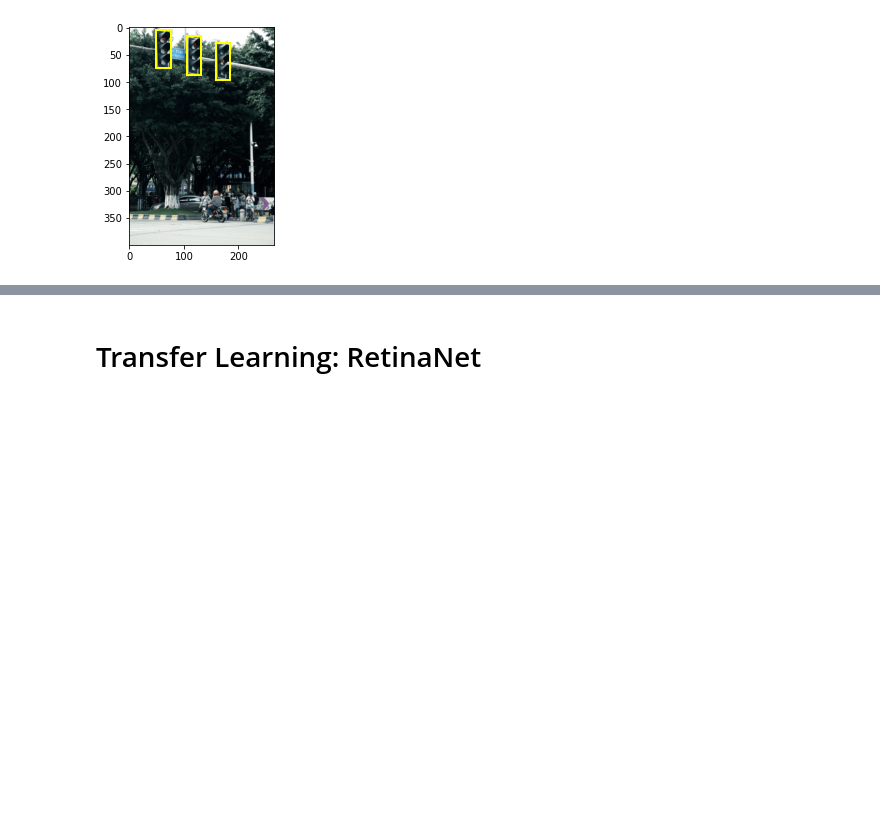
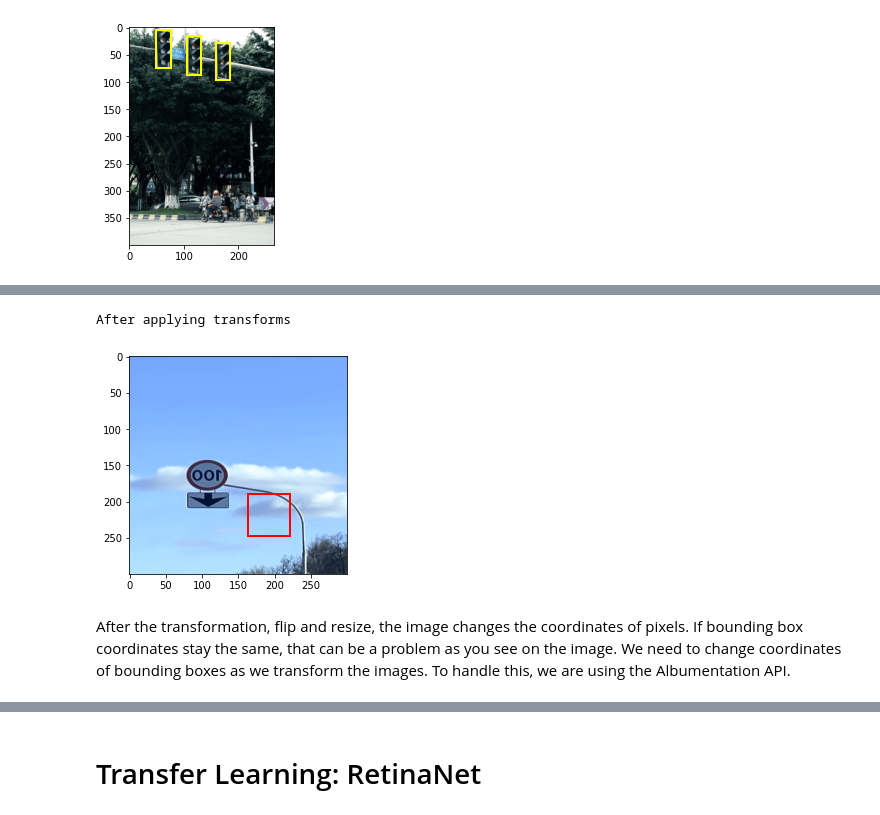
Before and after one commit to hungryPanko/MultipleObjectDetection, a Jupyter notebook: test.ipynb, the cells around one changed output, grey strips where cells are left out. Cells and saved outputs as stored; diff of their text form; code cells hidden in the pictures; blank space fills up the shorter version.

```diff
--- a/test.ipynb
+++ b/test.ipynb
@@ -188,0 +304,13 @@ plot_image(img_list[n], bbox)
+# %%
+torchvision_dataset = TorchvisionMaskDataset(
+    path = './input/images/',
+    transform = torchvision_transform
+)
+img, annot = torchvision_dataset[261]
+print('After applying transforms')
+plot_image_from_output(img, annot)
+# %% [output]
+After applying transforms
+[figure, added]
+# %% [markdown]
+After the transformation, flip and resize, the image changes the coordinates of pixels. If bounding box coordinates stay the same, that can be a problem as you see on the image. We need to change coordinates of bounding boxes as we transform the images. To handle this, we are using the Albumentation API.
```
Also changed, not shown: parts of 31 cells of this notebook.
